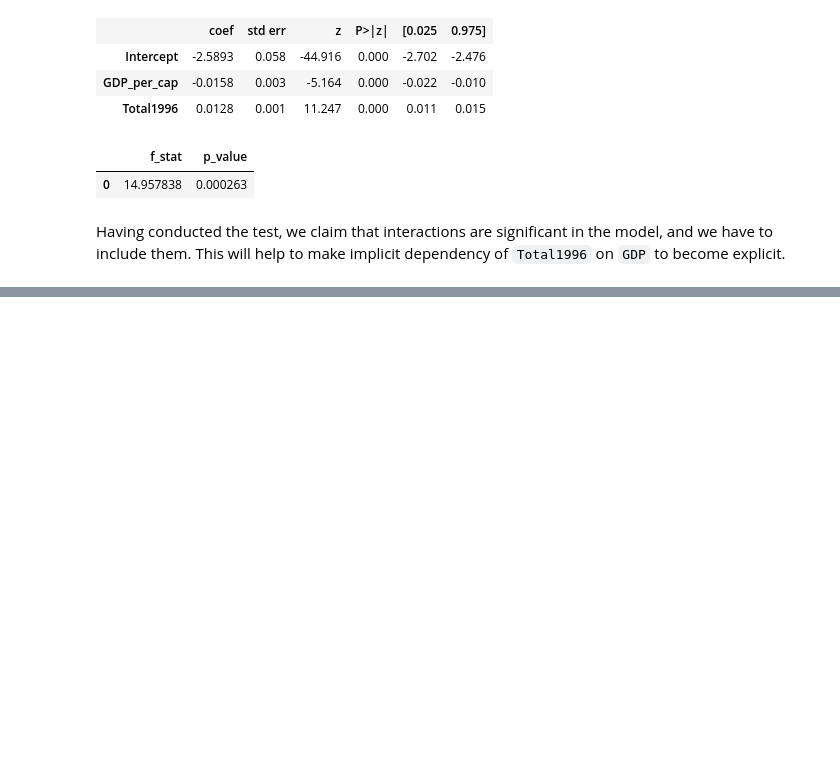
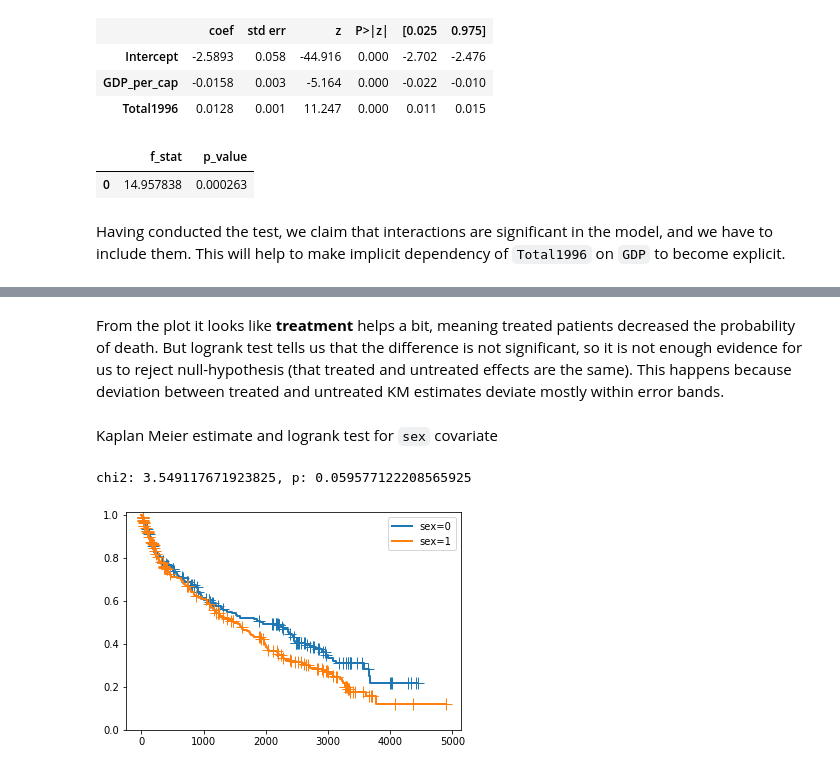
Before and after one commit to vindex10/sma-assignments, a Jupyter notebook: assignment2/assignment-2.ipynb, the cells around one changed output, grey strips where cells are left out. Saved outputs shown, nothing was run; the diff lists cells and outputs as text; code cells hidden in the pictures; blank space fills up the shorter version.

```diff
--- a/assignment2/assignment-2.ipynb
+++ b/assignment2/assignment-2.ipynb
@@ -317,0 +361,12 @@ Having conducted the test, we claim that interactions are significant in the mod
+# %% [markdown]
+From the plot it looks like **treatment** helps a bit, meaning treated patients decreased the probability of death. But logrank test tells us that the difference is not significant, so it is not enough evidence for us to reject null-hypothesis (that treated and untreated effects are the same). This happens because deviation between treated and untreated KM estimates deviate mostly within error bands.
+# %% [markdown]
+Kaplan Meier estimate and logrank test for `sex` covariate
+# %%
+fig, ax = plt.subplots()
+plot_km_surv_factor(ax, cyr_data, "sex")
+chi2, p = sma.duration.survdiff(cyr_data.time, cyr_data.status, cyr_data.sex)
+print(f"chi2: {chi2}, p: {p}")
+# %% [output]
+chi2: 3.549117671923825, p: 0.059577122208565925
+[figure, added]
```
Also changed, not shown: parts of 29 cells of this notebook, 2 other files.
